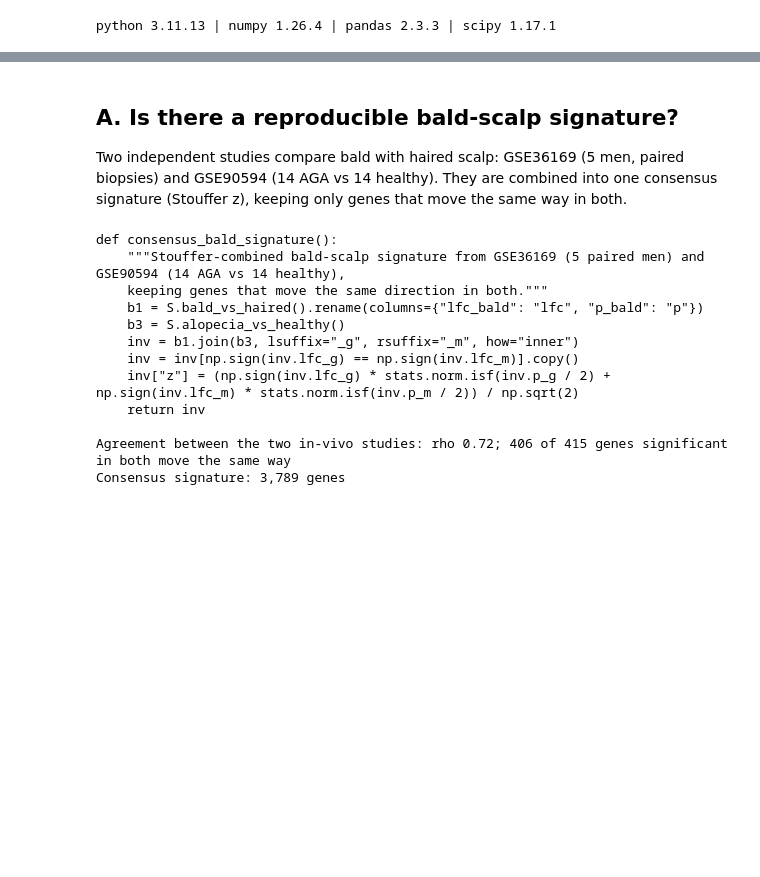
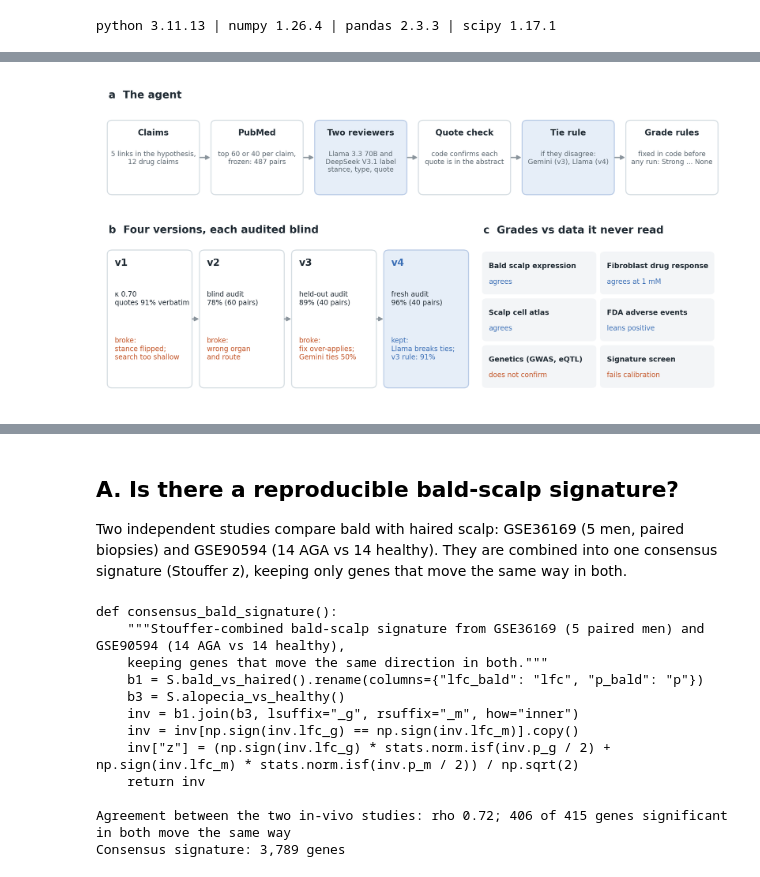
Before and after one commit to brianellis1997/pirfenidone-hair-loss, a Jupyter notebook: HRP_Code_Walkthrough.ipynb, the cells around one changed output, grey strips where cells are left out. Saved outputs shown, nothing was run; the diff lists cells and outputs as text; code cells hidden in the pictures; blank space fills up the shorter version.

```diff
--- a/HRP_Code_Walkthrough.ipynb
+++ b/HRP_Code_Walkthrough.ipynb
@@ -69,0 +179,5 @@ python 3.11.13 | numpy 1.26.4 | pandas 2.3.3 | scipy 1.17.1
+# %%
+c = pd.read_csv(RESULTS / "16_fresh_audit_comparison.csv")
+display(c[c.resolution != "agree"][["claim_id", "audit_stance", "final", "v4", "A_stance", "B_stance", "C_stance", "note"]])
+fig("fig10_agent_workflow")
+# %% [output]
@@ -69,0 +201 @@ python 3.11.13 | numpy 1.26.4 | pandas 2.3.3 | scipy 1.17.1
+[figure, added]
```
Also changed, not shown: parts of 12 cells of this notebook, 14 other files.
